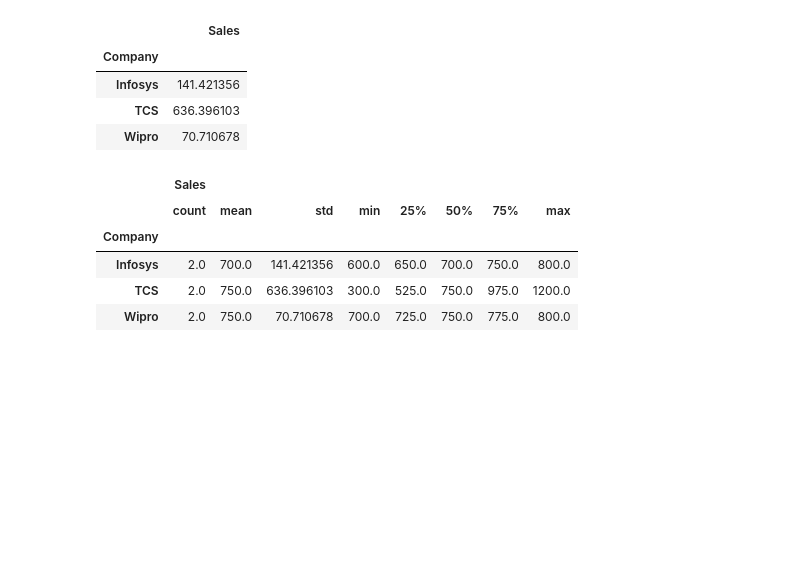
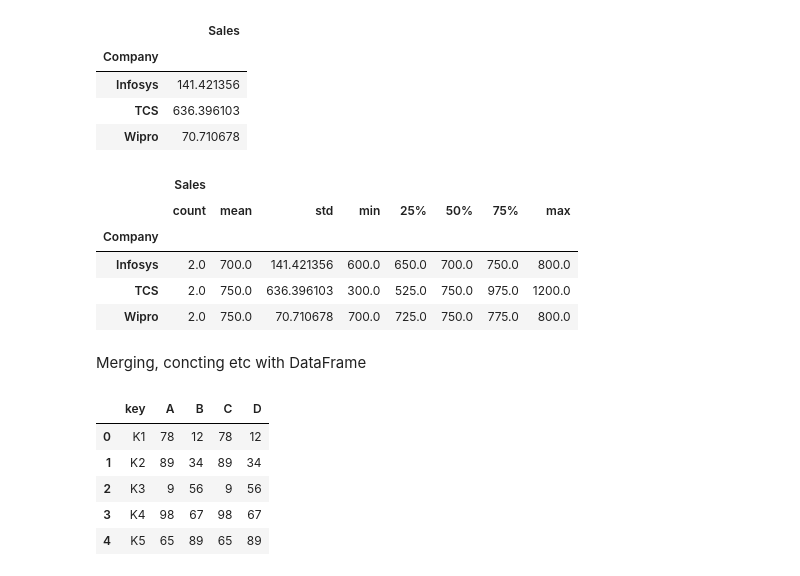
Before and after one commit to milu234/DataScience_AI, a Jupyter notebook: Data_Science'.ipynb, the cells around one changed output. Cells and saved outputs as stored; diff of their text form; code cells hidden in the pictures; blank space fills up the shorter version.

```diff
--- a/Data_Science'.ipynb
+++ b/Data_Science'.ipynb
@@ -352,3 +351,27 @@ byComp.describe()
 | Infosys | 2.0 | 700.0 | 141.421356 | 600.0 | 650.0 | 700.0 | 750.0 | 800.0 |
 | TCS | 2.0 | 750.0 | 636.396103 | 300.0 | 525.0 | 750.0 | 975.0 | 1200.0 |
 | Wipro | 2.0 | 750.0 | 70.710678 | 700.0 | 725.0 | 750.0 | 775.0 | 800.0 |
+# %% [markdown]
+Merging, concting etc with DataFrame
+# %%
+data1 = {'key' : ['K1','K2','K3','K4','K5'],
+        'A':[ 78, 89, 9, 98, 65],
+        'B':[12,34,56,67,89]}
+# %%
+data2 = {'key' : ['K1','K2','K3','K4','K5'],
+        'C':[ 78, 89, 9, 98, 65],
+        'D':[12,34,56,67,89]}
+# %%
+df1 = pd.DataFrame(data1)
+df2 = pd.DataFrame(data2)
+# %%
+df3 = pd.merge(df1, df2, how='inner', on = 'key')
+# %%
+df3
+# %% [output]
+|  | key | A | B | C | D |
+| 0 | K1 | 78 | 12 | 78 | 12 |
+| 1 | K2 | 89 | 34 | 89 | 34 |
+| 2 | K3 | 9 | 56 | 9 | 56 |
+| 3 | K4 | 98 | 67 | 98 | 67 |
+| 4 | K5 | 65 | 89 | 65 | 89 |
```
Also changed, not shown: parts of 9 cells of this notebook.
